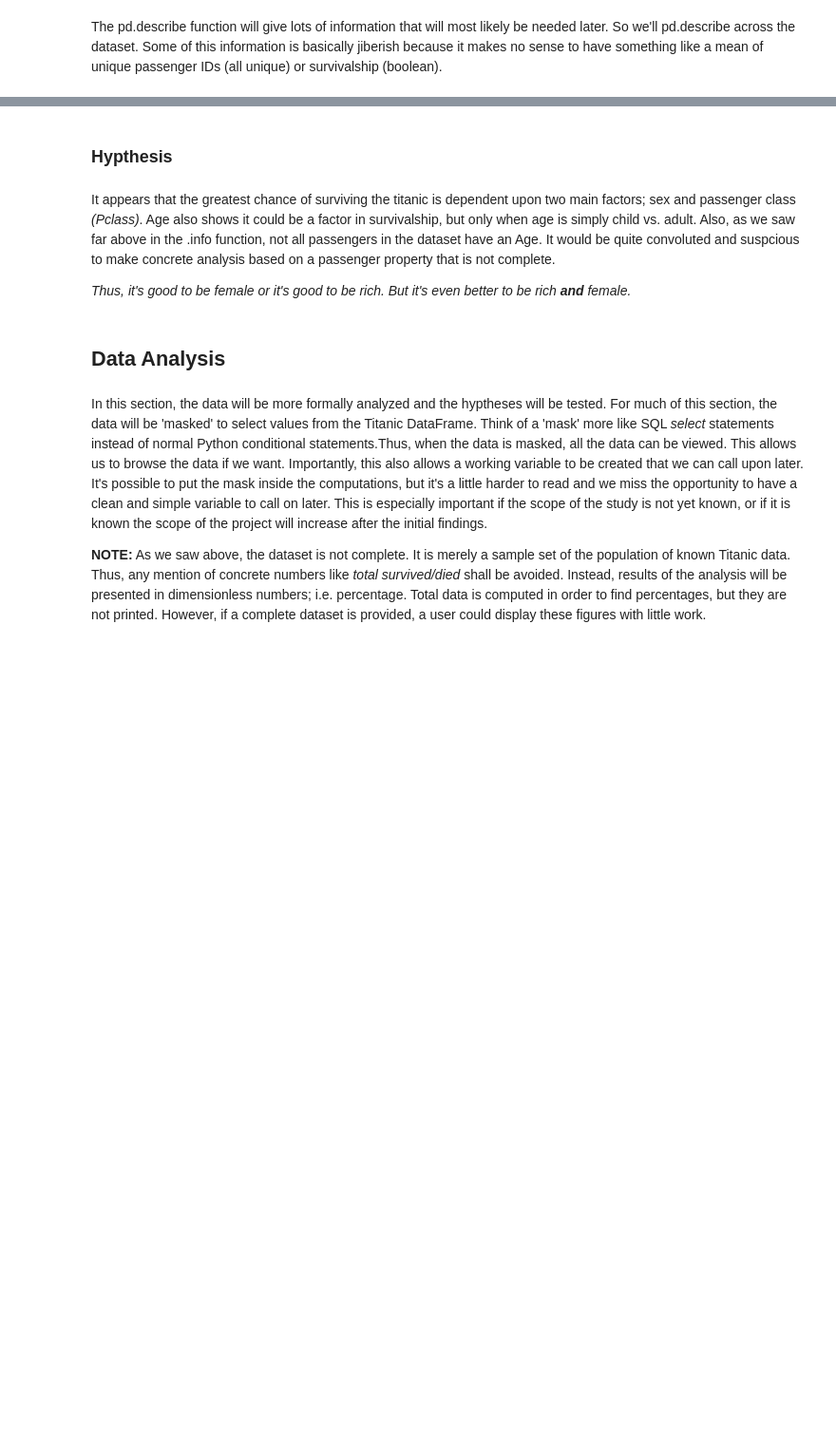
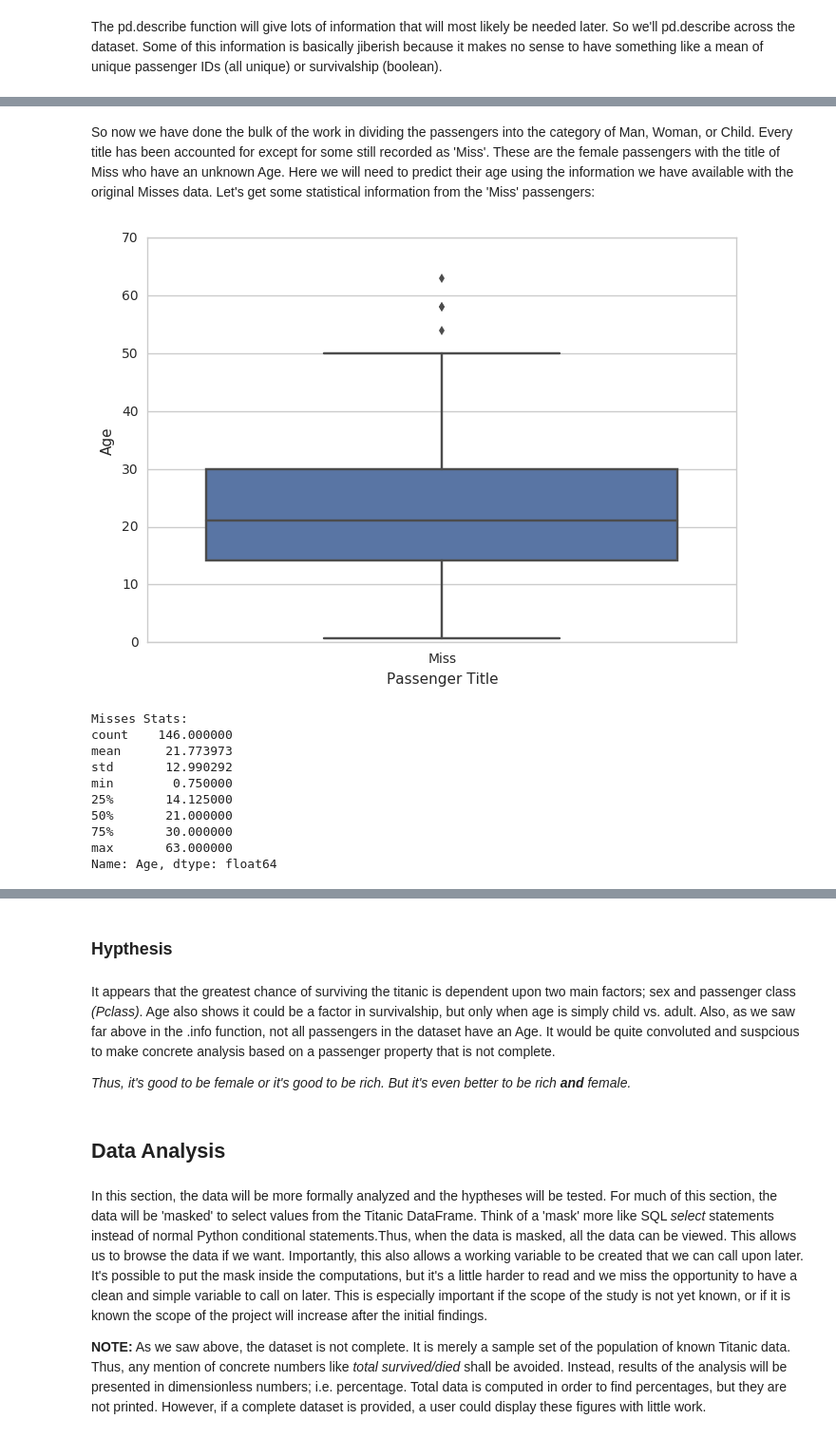
Before and after one commit to wblakecannon/titanic-investigation, a Jupyter notebook: titanic-investigation.ipynb, the cells around one changed output, grey strips where cells are left out. Shown: that part at 95% size. Drawn from its saved outputs; the diff is of its cells as text; code cells hidden in the pictures; blank space fills up the shorter version.

```diff
--- a/titanic-investigation.ipynb
+++ b/titanic-investigation.ipynb
@@ -222,0 +287,17 @@ The density plot and histogram above show the  distribution of survivalship base
+# %%
+# Create new 'MWC' column to store Man, Woman, Child descriptions
+titanic_df['MWC'] = titanic_df['TitleS']
+# Replace 'Mr' with 'Man'
+titanic_df['MWC'] = titanic_df['MWC'].replace('Mr', 'Man')
+# Replace 'Mrs' with 'Woman'
+titanic_df['MWC'] = titanic_df['MWC'].replace('Mrs', 'Woman')
+# Replace 'Master' with 'Child'
+titanic_df['MWC'] = titanic_df['MWC'].replace('Master', 'Child')
+# Replace Misses with value in Age 14 and lower with 'Child'
+titanic_df['MWC'] = titanic_df['MWC'].replace(titanic_df['MWC'].loc[(titanic_df.Age <= 14) & (titanic_df.MWC == 'Miss')], 'Child')
+# Replace Misses with value in Age higher than 14 with 'Woman'
+titanic_df['MWC'] = titanic_df['MWC'].replace(titanic_df['MWC'].loc[(titanic_df.Age > 14) & (titanic_df.MWC == 'Miss')], 'Woman')
+# Print MWC stats
+print titanic_df['MWC'].value_counts()
+print ''
+print titanic_df['MWC'].describe()
@@ -222,0 +316,22 @@ The density plot and histogram above show the  distribution of survivalship base
+# %% [markdown]
+So now we have done the bulk of the work in dividing the passengers into the category of Man, Woman, or Child. Every title has been accounted for except for some still recorded as 'Miss'. These are the female passengers with the title of Miss who have an unknown Age. Here we will need to predict their age using the information we have available with the original Misses data. Let's get some statistical information from the 'Miss' passengers:
+# %%
+# Draw nested boxplot to show age of Misses
+sns.boxplot(x=titanic_df['TitleS'].loc[(titanic_df.TitleS == 'Miss')], y='Age', data=titanic_df)
+plt.xlabel('Passenger Title')
+plt.ylabel('Age')
+plt.show()
+print 'Misses Stats:'
+print titanic_df[(titanic_df['TitleS'] == 'Miss')].Age.describe()
+# %% [output]
+[figure, added]
+Misses Stats:
+count    146.000000
+mean      21.773973
+std       12.990292
+min        0.750000
+25%       14.125000
+50%       21.000000
+75%       30.000000
+max       63.000000
+Name: Age, dtype: float64
```
Also changed, not shown: parts of 181 cells of this notebook, 1 other file.
